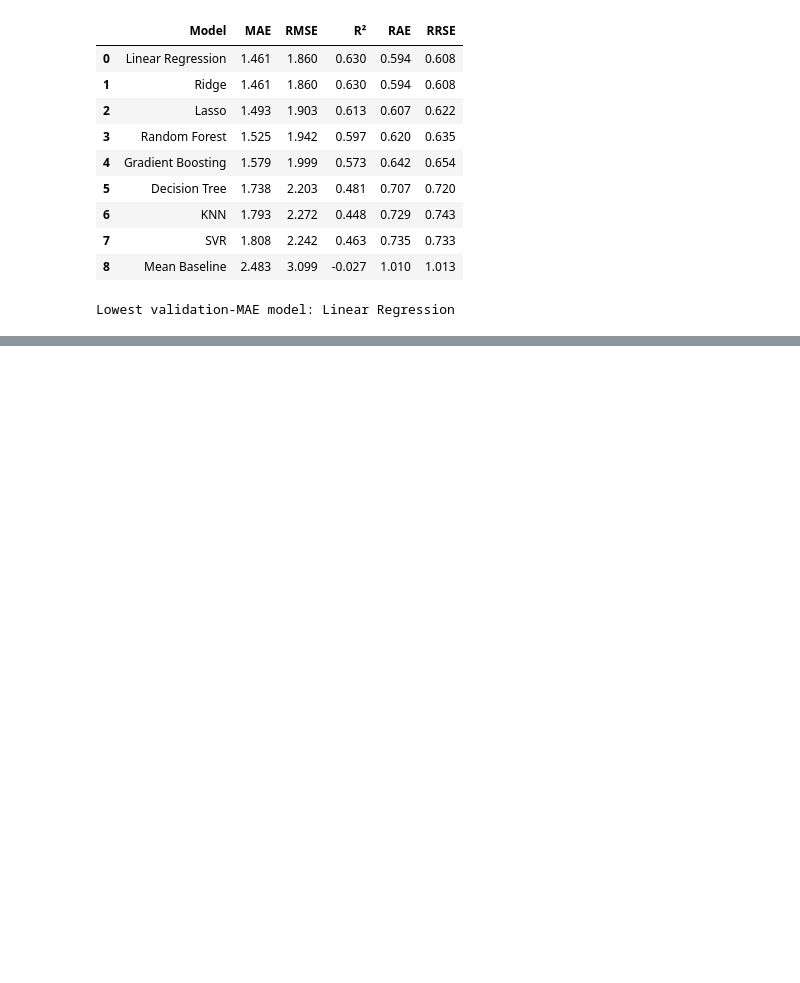
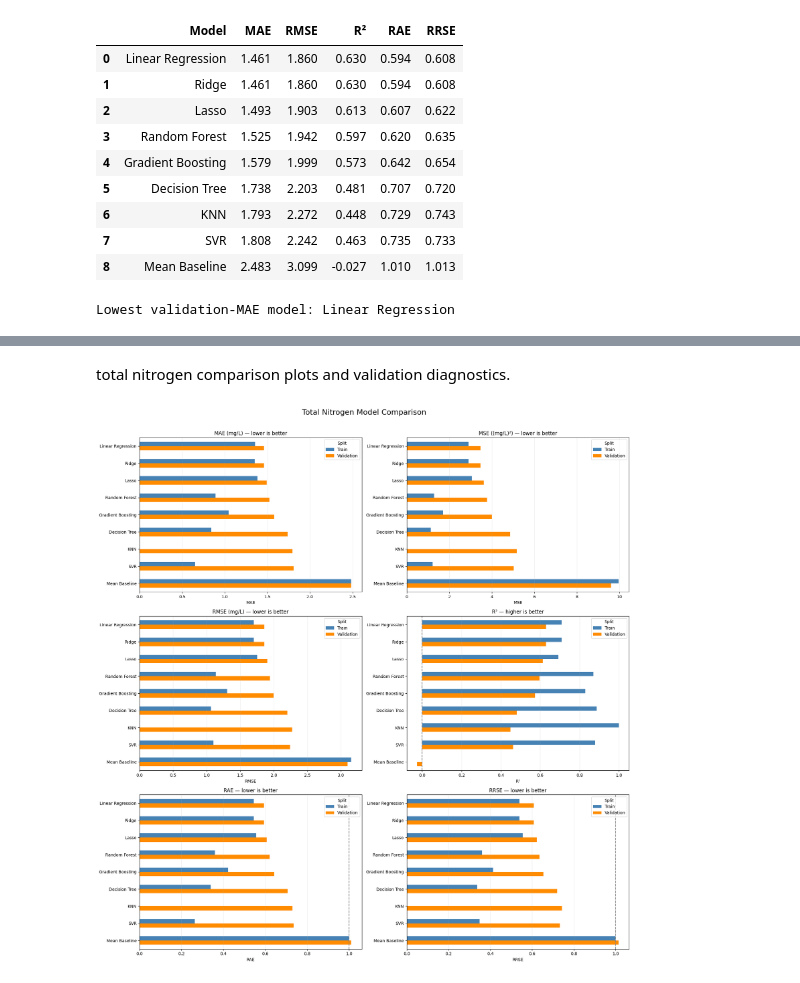
Before and after one commit to DeepikaSneha/wastewater_ML_pipelines, a Jupyter notebook: Main.ipynb, the cells around one changed output, grey strips where cells are left out. Cells and saved outputs as stored; diff of their text form; code cells hidden in the pictures; blank space fills up the shorter version.

```diff
--- a/Main.ipynb
+++ b/Main.ipynb
@@ -38,6 +36,11 @@ data=pd.read_excel("Wastewater_Effluent_and_Critical_Minerals_ML_Project.xlsx",
 print(data.shape)
 # %% [output]
 (850, 36)
+# %%
+data["observation_date"] = pd.to_datetime(
+    data["observation_date"],
+    errors="raise"
+)
 # %%
 #plotting
 # Loaded dataset: numeric distributions
@@ -3372,0 +3414,55 @@ Lowest validation-MAE model: Linear Regression
+# %% [markdown]
+total nitrogen comparison plots and validation diagnostics.
+# %%
+#Plot all six comparison metrics
+
+import matplotlib.pyplot as plt
+
+tn_plot_settings = [
+    ("MAE", "MAE (mg/L) — lower is better"),
+    ("MSE", "MSE ((mg/L)²) — lower is better"),
+    ("RMSE", "RMSE (mg/L) — lower is better"),
+    ("R²", "R² — higher is better"),
+    ("RAE", "RAE — lower is better"),
+    ("RRSE", "RRSE — lower is better")
+]
+
+tn_comparison_fig, axes = plt.subplots(
+    3, 2, figsize=(18, 19)
+)
+
+for ax, (metric, title) in zip(axes.flat, tn_plot_settings):
+    plot_table = (
+        tn_metrics
+        .pivot(index="Model", columns="Split", values=metric)
+        .reindex(tn_model_order)
+        [["Train", "Validation"]]
+    )
+
+    plot_table.plot(
+        kind="barh",
+        ax=ax,
+        color=["steelblue", "darkorange"]
+    )
+
+    ax.invert_yaxis()
+    ax.set_title(title)
+    ax.set_xlabel(metric)
+    ax.set_ylabel("")
+    ax.grid(axis="x", alpha=0.25)
+    ax.legend(title="Split")
+
+    if metric == "R²":
+        ax.axvline(0, color="gray", linestyle="--")
+    elif metric in ["RAE", "RRSE"]:
+        ax.axvline(1, color="gray", linestyle="--")
+
+tn_comparison_fig.suptitle(
+    "Total Nitrogen Model Comparison",
+    fontsize=18
+)
+
+tn_comparison_fig.tight_layout(rect=[0, 0, 1, 0.97])
+plt.show()
+# %% [output]
+[figure, added]
```
Also changed, not shown: parts of 58 cells of this notebook.
